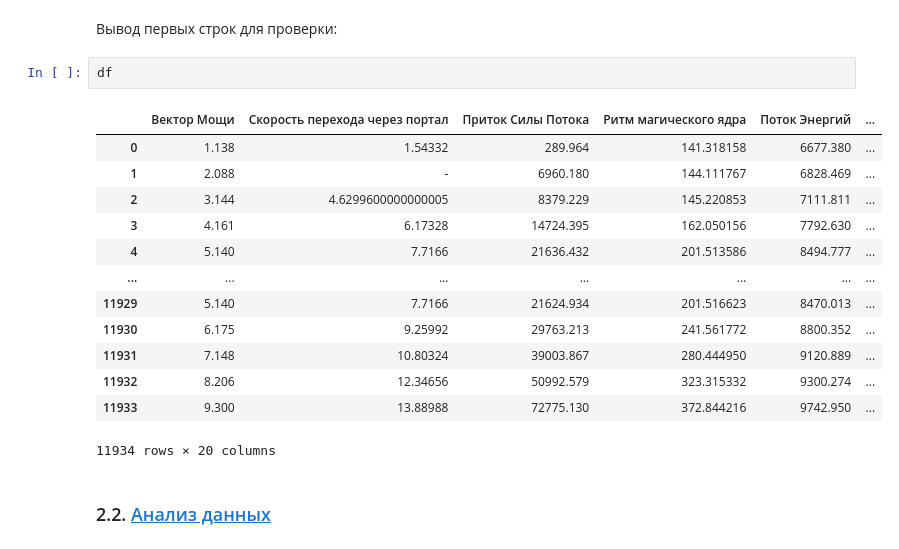
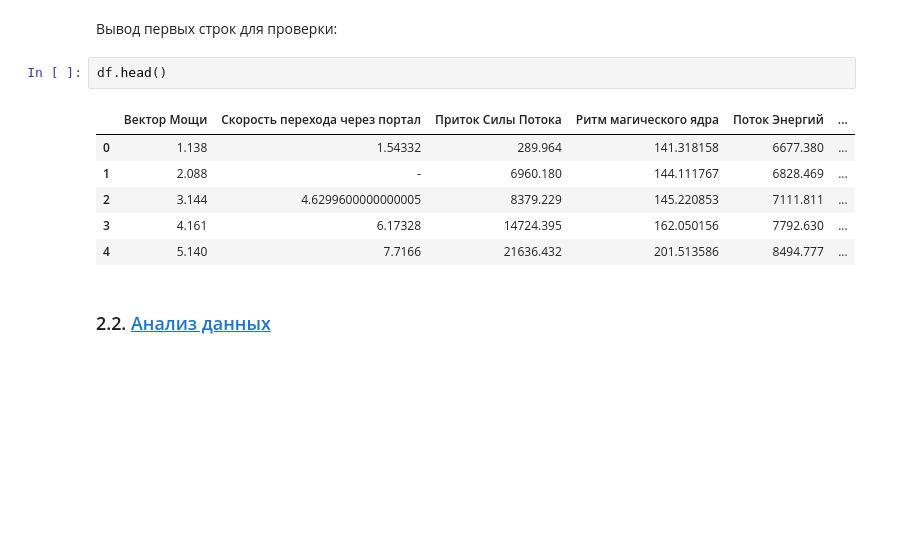
Before and after one commit to AlexeyRau/OMGTU, a Jupyter notebook: 3year/5semester/Practicum/lab2/lab2.ipynb, the cells around one changed output. Cells and saved outputs as stored; diff of their text form; blank space fills up the shorter version.

```diff
--- a/3year/5semester/Practicum/lab2/lab2.ipynb
+++ b/3year/5semester/Practicum/lab2/lab2.ipynb
@@ -93,21 +93,14 @@ df = pd.read_csv('portal_data.csv', encoding='windows-1251', sep='|')
 # %% [markdown]
 Вывод первых строк для проверки:
 # %%
-df
+df.head()
 # %% [output]
 |  | Вектор Мощи | Скорость перехода через портал | Приток Силы Потока | Ритм магического ядра | Поток Энергий | ... |
 | 0 | 1.138 | 1.54332 | 289.964 | 141.318158 | 6677.380 | ... |
 | 1 | 2.088 | - | 6960.180 | 144.111767 | 6828.469 | ... |
 | 2 | 3.144 | 4.6299600000000005 | 8379.229 | 145.220853 | 7111.811 | ... |
 | 3 | 4.161 | 6.17328 | 14724.395 | 162.050156 | 7792.630 | ... |
 | 4 | 5.140 | 7.7166 | 21636.432 | 201.513586 | 8494.777 | ... |
-| ... | ... | ... | ... | ... | ... | ... |
-| 11929 | 5.140 | 7.7166 | 21624.934 | 201.516623 | 8470.013 | ... |
-| 11930 | 6.175 | 9.25992 | 29763.213 | 241.561772 | 8800.352 | ... |
-| 11931 | 7.148 | 10.80324 | 39003.867 | 280.444950 | 9120.889 | ... |
-| 11932 | 8.206 | 12.34656 | 50992.579 | 323.315332 | 9300.274 | ... |
-| 11933 | 9.300 | 13.88988 | 72775.130 | 372.844216 | 9742.950 | ... |
-11934 rows × 20 columns
 # %% [markdown]
 ### 2.2. <a id='toc2_2_'></a>[Анализ данных](#toc0_)
 # %% [markdown]
```
Also changed, not shown: parts of 5 cells of this notebook.
